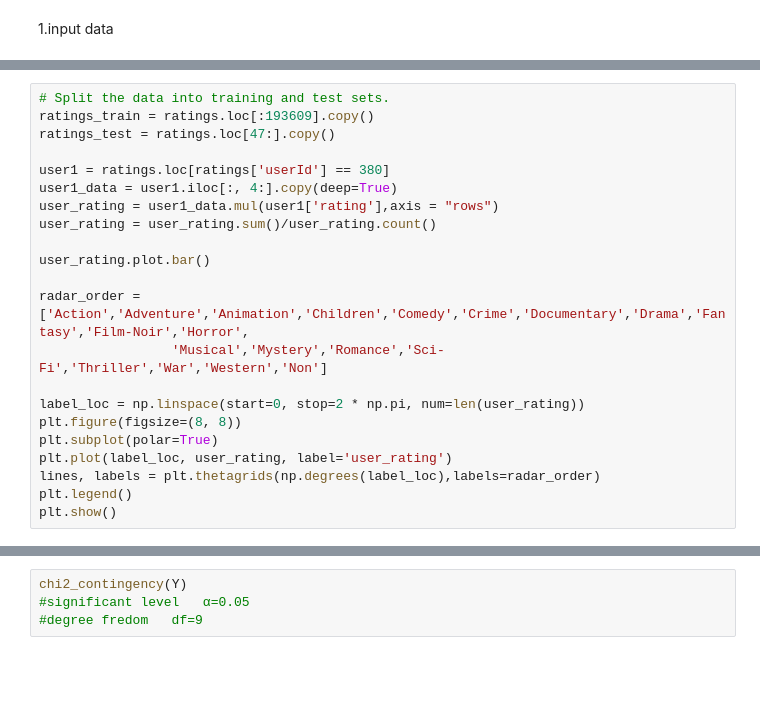
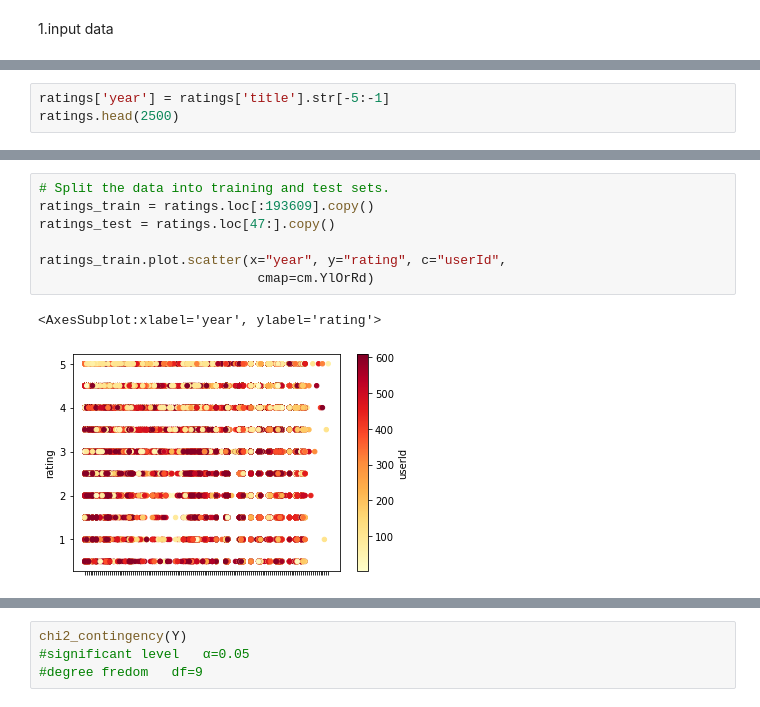
Before and after one commit to yihuaH/cs105-final-project, a Jupyter notebook: final.ipynb, the cells around one changed output, grey strips where cells are left out. Saved outputs shown, nothing was run; the diff lists cells and outputs as text; blank space fills up the shorter version.

```diff
--- a/final.ipynb
+++ b/final.ipynb
@@ -93,25 +98,6 @@ movieId
 | 193609 | Andrew Dice Clay: Dice Rules (1991) | Comedy | 1991 | 0 | 0 | 0 | 0 | 1 | 0 | 0 | ... |
 9742 rows × 22 columns
 # %%
-# Split the data into training and test sets.
-ratings_train = ratings.loc[:193609].copy()
-ratings_test = ratings.loc[47:].copy()
-
-user1 = ratings.loc[ratings['userId'] == 380]
-user1_data = user1.iloc[:, 4:].copy(deep=True)
-user_rating = user1_data.mul(user1['rating'],axis = "rows")
-user_rating = user_rating.sum()/user_rating.count()
-
-user_rating.plot.bar()
-
-radar_order = ['Action','Adventure','Animation','Children','Comedy','Crime','Documentary','Drama','Fantasy','Film-Noir','Horror',
-                 'Musical','Mystery','Romance','Sci-Fi','Thriller','War','Western','Non']
-
-label_loc = np.linspace(start=0, stop=2 * np.pi, num=len(user_rating))
-plt.figure(figsize=(8, 8))
-plt.subplot(polar=True)
-plt.plot(label_loc, user_rating, label='user_rating')
-lines, labels = plt.thetagrids(np.degrees(label_loc),labels=radar_order)
-plt.legend()
-plt.show()
+ratings['year'] = ratings['title'].str[-5:-1]
+ratings.head(2500)
 # %% [output]
@@ -169,0 +118,10 @@ ValueError: pie requires either y column or 'subplots=True'
+# %%
+# Split the data into training and test sets.
+ratings_train = ratings.loc[:193609].copy()
+ratings_test = ratings.loc[47:].copy()
+
+ratings_train.plot.scatter(x="year", y="rating", c="userId",
+                            cmap=cm.YlOrRd)
+# %% [output]
+<AxesSubplot:xlabel='year', ylabel='rating'>
+[figure, added]
```
Also changed, not shown: parts of 9 cells of this notebook.
